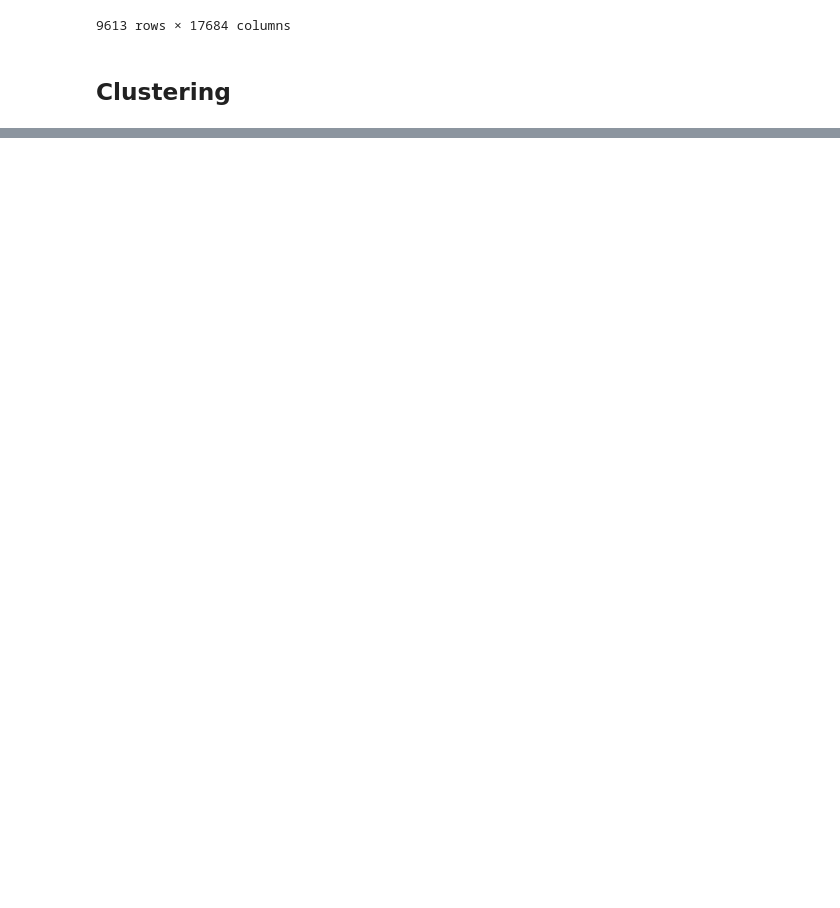
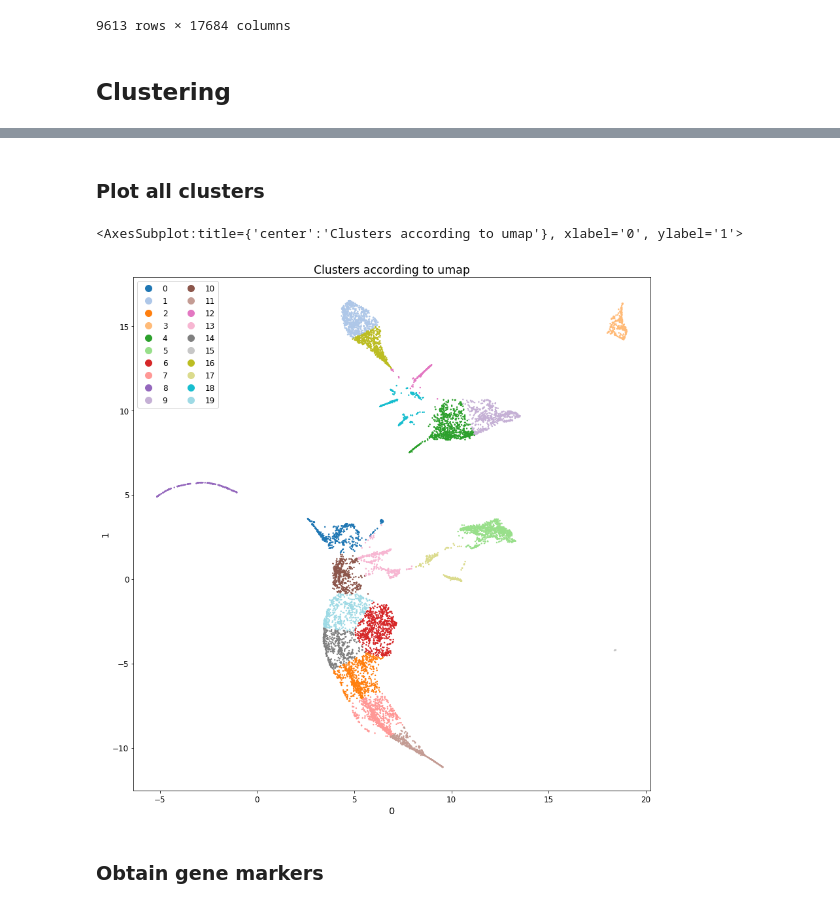
Before and after one commit to SBurwash/CRCHUM, a Jupyter notebook: Python_project/main.ipynb, the cells around one changed output, grey strips where cells are left out. Drawn from its saved outputs; the diff is of its cells as text; code cells hidden in the pictures; blank space fills up the shorter version.

```diff
--- a/Python_project/main.ipynb
+++ b/Python_project/main.ipynb
@@ -370,0 +567,11 @@ fig.tight_layout()
+# %%
+kmeans_clusters = sklearn.cluster.KMeans(n_clusters=20).fit_predict(data_umap)
+# %% [markdown]
+### Plot all clusters
+# %%
+scprep.plot.scatter2d(data_umap, c=kmeans_clusters,figsize=(12, 12),  title="Clusters according to umap")
+# %% [output]
+<AxesSubplot:title={'center':'Clusters according to umap'}, xlabel='0', ylabel='1'>
+[figure, added]
+# %% [markdown]
+### Obtain gene markers
```
Also changed, not shown: parts of 76 cells of this notebook, 40 other files.
